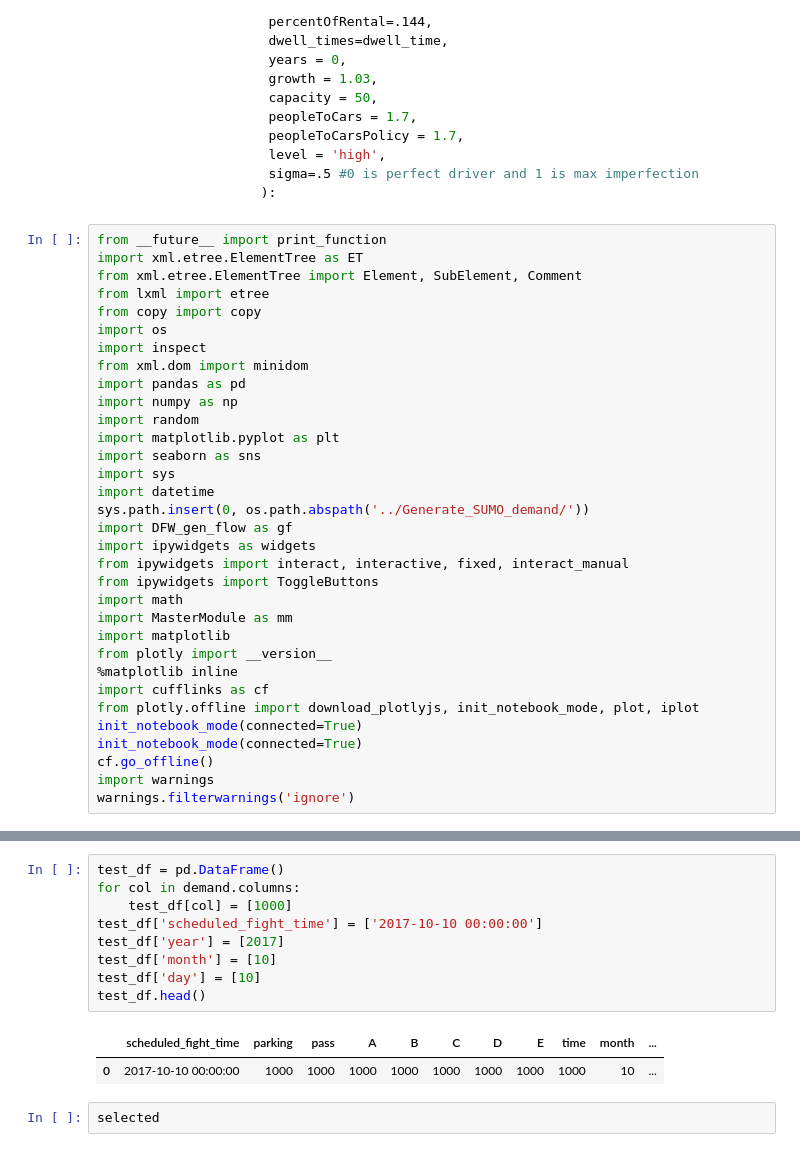
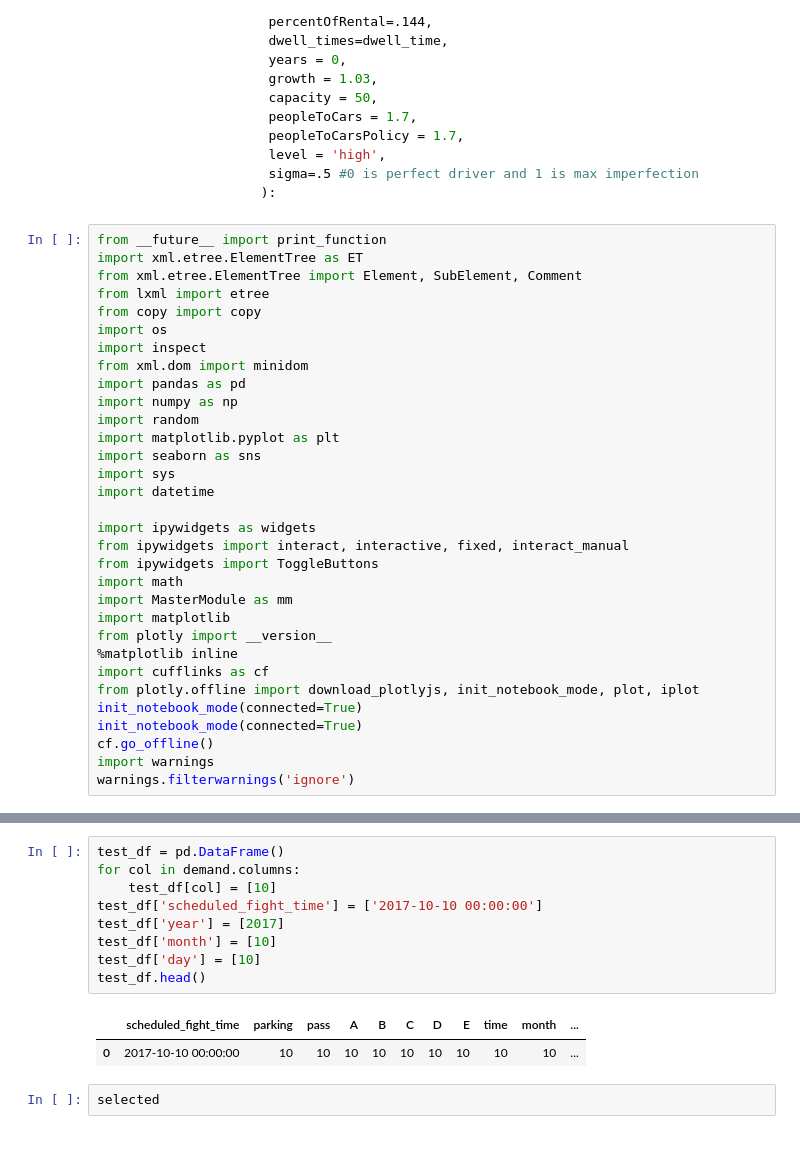
Before and after one commit to NREL/ATHENA-sumo, a Jupyter notebook: Congestion_Policies/Master_Function.ipynb, the cells around one changed output, grey strips where cells are left out. Drawn from its saved outputs; the diff is of its cells as text.

```diff
--- a/Congestion_Policies/Master_Function.ipynb
+++ b/Congestion_Policies/Master_Function.ipynb
@@ -40,8 +40,7 @@ import matplotlib.pyplot as plt
 import seaborn as sns
 import sys
 import datetime
-sys.path.insert(0, os.path.abspath('../Generate_SUMO_demand/'))
-import DFW_gen_flow as gf
+
 import ipywidgets as widgets
 from ipywidgets import interact, interactive, fixed, interact_manual
 from ipywidgets import ToggleButtons
@@ -71,15 +70,15 @@ figure.show()
 # %%
 test_df = pd.DataFrame()
 for col in demand.columns:
-    test_df[col] = [1000]
+    test_df[col] = [10]
 test_df['scheduled_fight_time'] = ['2017-10-10 00:00:00']
 test_df['year'] = [2017]
 test_df['month'] = [10]
 test_df['day'] = [10]
 test_df.head()
 # %% [output]
 |  | scheduled_fight_time | parking | pass | A | B | C | D | E | time | month | ... |
-| 0 | 2017-10-10 00:00:00 | 1000 | 1000 | 1000 | 1000 | 1000 | 1000 | 1000 | 1000 | 10 | ... |
+| 0 | 2017-10-10 00:00:00 | 10 | 10 | 10 | 10 | 10 | 10 | 10 | 10 | 10 | ... |
 # %%
 selected
 # %% [output]
```
Also changed, not shown: parts of 3 cells of this notebook.
